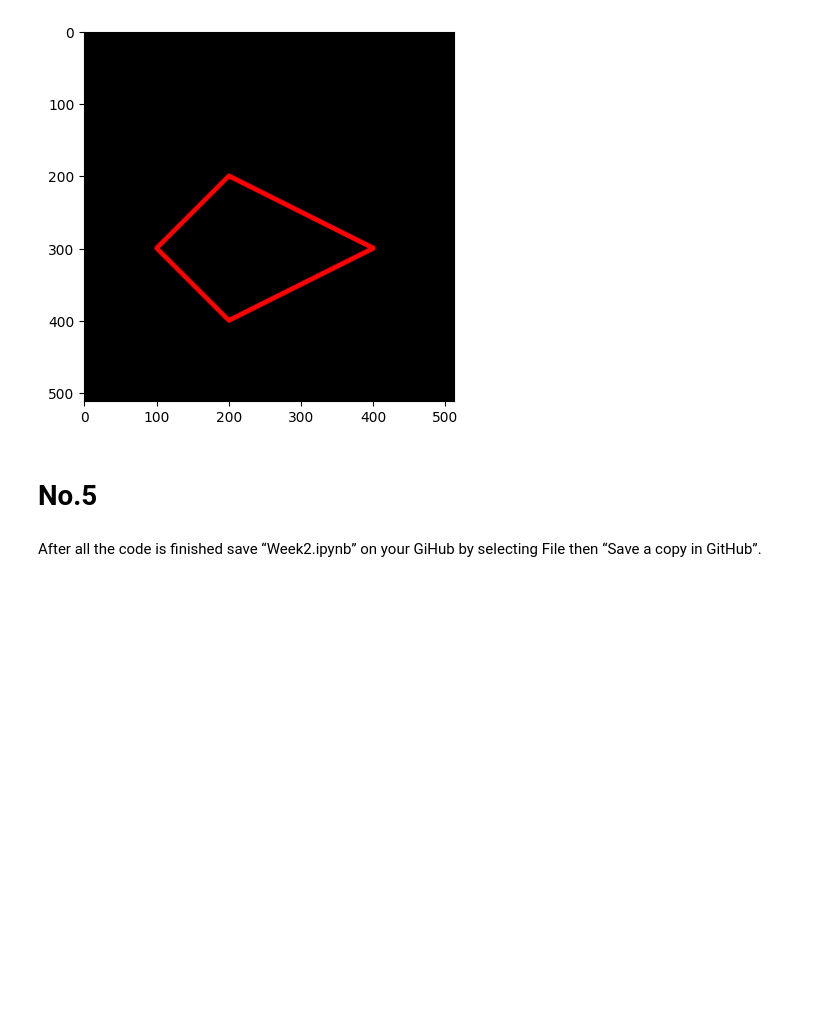
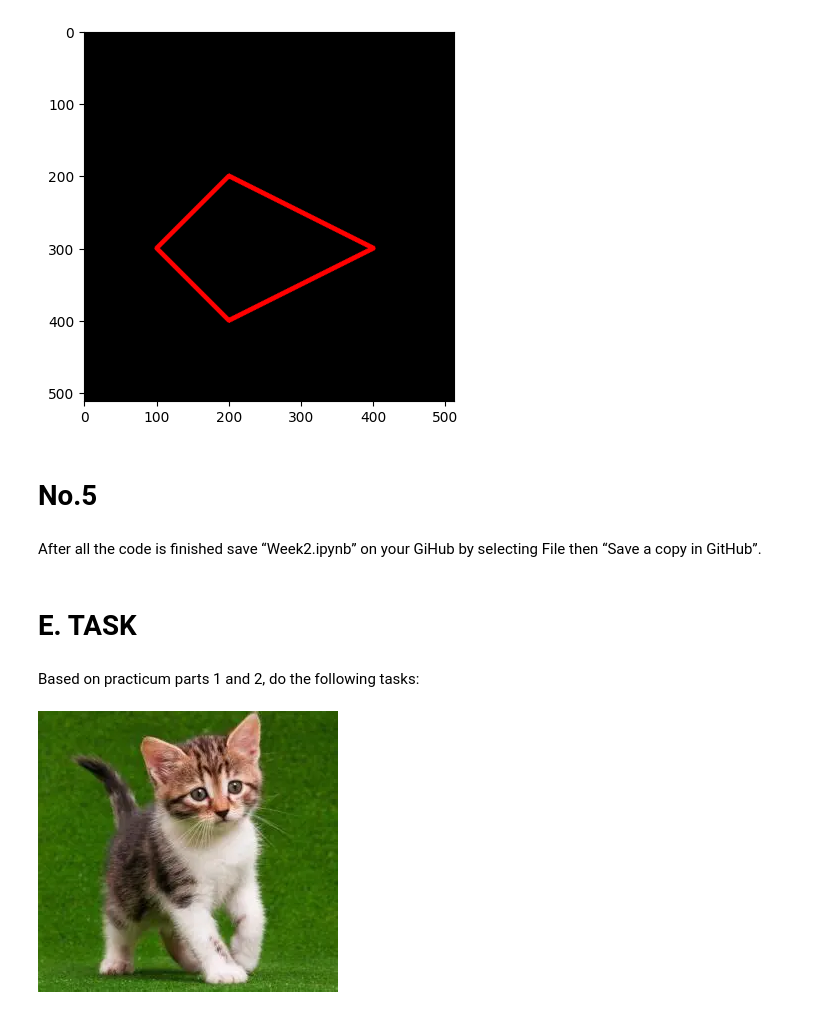
Before and after one commit to Golden028/PCVK, a Jupyter notebook: Week2.ipynb, the cells around one changed output. Cells and saved outputs as stored; diff of their text form; code cells hidden in the pictures; blank space fills up the shorter version.

```diff
--- a/Week2.ipynb
+++ b/Week2.ipynb
@@ -144,3 +144,11 @@ plt.imshow(black_img2)
 # %% [markdown]
 After all the code is finished save “Week2.ipynb” on your GiHub by selecting File then
 “Save a copy in GitHub”.
+# %% [markdown]
+# **E. TASK**
+# %% [markdown]
+Based on practicum parts 1 and 2, do the following tasks:
+# %%
+cv2_imshow(img)
+# %% [output]
+[figure, added]
```
Also changed, not shown: parts of 20 cells of this notebook.
